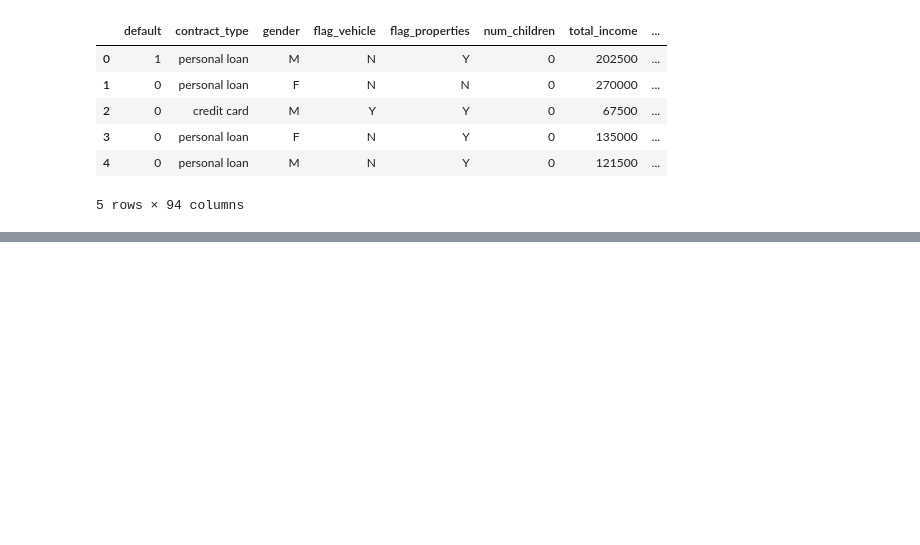
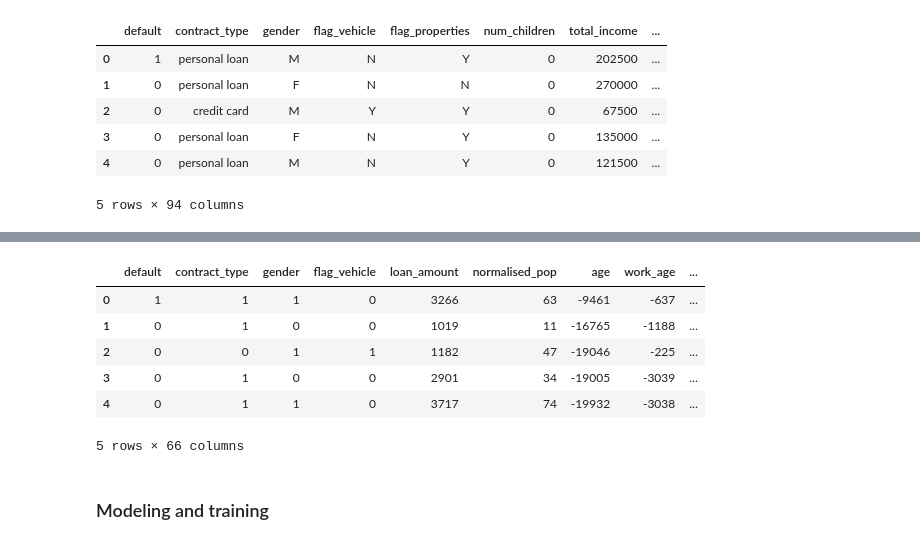
Before and after one commit to lsequera/ModellingChallenge, a Jupyter notebook: notebooks/Challenge.ipynb, the cells around one changed output, grey strips where cells are left out. Saved outputs shown, nothing was run; the diff lists cells and outputs as text; code cells hidden in the pictures; blank space fills up the shorter version.

Commit message:
testing models and training

```diff
--- a/notebooks/Challenge.ipynb
+++ b/notebooks/Challenge.ipynb
@@ -65,0 +107,5 @@ data.head(5)
+# %%
+corr = data.corr()['default']
+#filt = corr[(corr<=-0.02) & (corr>=0.02)]
+dis = list(corr[(corr>-0.02) & (corr<0.02)].index)
+dis
@@ -65,0 +138,13 @@ data.head(5)
+# %%
+data = data.drop(dis, axis=1)
+data.head(5)
+# %% [output]
+|  | default | contract_type | gender | flag_vehicle | loan_amount | normalised_pop | age | work_age | ... |
+| 0 | 1 | 1 | 1 | 0 | 3266 | 63 | -9461 | -637 | ... |
+| 1 | 0 | 1 | 0 | 0 | 1019 | 11 | -16765 | -1188 | ... |
+| 2 | 0 | 0 | 1 | 1 | 1182 | 47 | -19046 | -225 | ... |
+| 3 | 0 | 1 | 0 | 0 | 2901 | 34 | -19005 | -3039 | ... |
+| 4 | 0 | 1 | 1 | 0 | 3717 | 74 | -19932 | -3038 | ... |
+5 rows × 66 columns
+# %% [markdown]
+### Modeling and training
```
Also changed, not shown: parts of 19 cells of this notebook.
